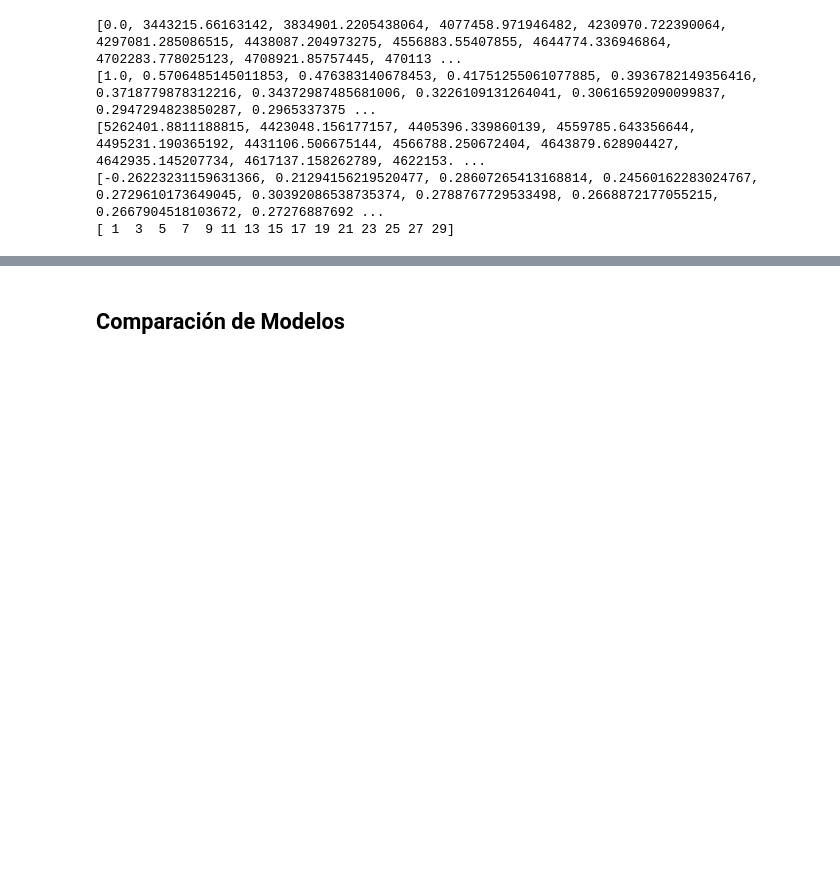
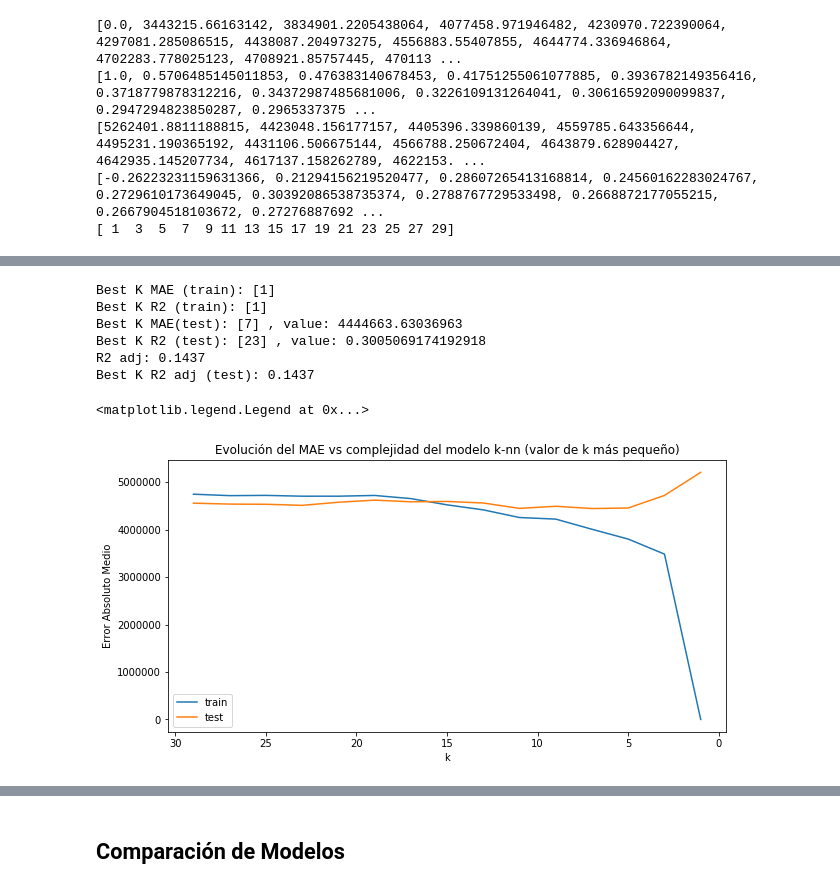
Before and after one commit to JuanImbachi/DataAnalytics_FinalProject, a Jupyter notebook: Carvajal_Imbachí_ProyectoFinal_AnalíticaDeDatos.ipynb, the cells around one changed output, grey strips where cells are left out. Saved outputs shown, nothing was run; the diff lists cells and outputs as text; code cells hidden in the pictures; blank space fills up the shorter version.

```diff
--- a/Carvajal_Imbachí_ProyectoFinal_AnalíticaDeDatos.ipynb
+++ b/Carvajal_Imbachí_ProyectoFinal_AnalíticaDeDatos.ipynb
@@ -1339,0 +1377,24 @@ array([[25686667.],
+# %%
+mae_train_vec=[]
+mae_test_vec=[]
+r2_train_vec=[]
+r2_test_vec=[]
+y_pred_test_vec=[]
+y_pred_train_vec=[]
+
+for k in k_vec:
+    knn = KNeighborsRegressor(n_neighbors=k)
+    knn.fit(x_train_filtered, y_train)
+    y_pred = knn.predict(x_train_filtered)
+    y_pred_train_vec.append(y_pred)
+    mae_train_vec.append(mean_absolute_error(y_train, y_pred))
+    r2_train_vec.append(r2_score(y_train, y_pred))
+    y_pred = knn.predict(x_test_filtered)
+    y_pred_test_vec.append(y_pred)
+    mae_test_vec.append(mean_absolute_error(y_test, y_pred))
+    r2_test_vec.append(r2_score(y_test, y_pred))
+print(mae_train_vec)
+print(r2_train_vec)
+print(mae_test_vec)
+print(r2_test_vec)
+print(k_vec)
@@ -1339,0 +1407,36 @@ array([[25686667.],
+# %%
+mae_train_best = k_vec[np.where(mae_train_vec == np.amin(mae_train_vec))[0]]
+r2_train_best = k_vec[np.where(r2_train_vec == np.amax(r2_train_vec))[0]]
+mae_test_best = k_vec[np.where(mae_test_vec == np.amin(mae_test_vec))[0]]
+r2_test_best = k_vec[np.where(r2_test_vec == np.amax(r2_test_vec))[0]]
+print("Best K MAE (train):",mae_train_best)
+print("Best K R2 (train):",r2_train_best)
+print("Best K MAE(test):",mae_test_best,", value:",np.amin(mae_test_vec))
+print("Best K R2 (test):",r2_test_best,", value:",np.amax(r2_test_vec))
+
+best_k_y_pred = y_pred_test_vec[(np.where(r2_test_vec == np.amax(r2_test_vec))[0])[0]]
+
+r2_aj = 1 - (1-r2_score(y_test, best_k_y_pred))*(len(y_test)-1) / (len(y_test) - x_test.shape[1] - 1)
+print('R2 adj: %.4f' %r2_aj)
+print('Best K R2 adj (test): %.4f'%r2_aj)
+# %% [output]
+Best K MAE (train): [1]
+Best K R2 (train): [1]
+Best K MAE(test): [7] , value: 4444663.63036963
+Best K R2 (test): [23] , value: 0.3005069174192918
+R2 adj: 0.1437
+Best K R2 adj (test): 0.1437
+# %%
+plt.figure(figsize=(10,5))
+ax = plt.gca() # get current axis
+plt.plot(k_vec, mae_train_vec)
+plt.plot(k_vec, mae_test_vec)
+ax.set_xlim(ax.get_xlim()[::-1])  # reverse axis
+plt.axis('tight')
+plt.xlabel('k')
+plt.ylabel('Error Absoluto Medio')
+plt.title('Evolución del MAE vs complejidad del modelo k-nn (valor de k más pequeño)')
+plt.legend(['train', 'test'])
+# %% [output]
+<matplotlib.legend.Legend at 0x...>
+[figure, added]
```
Also changed, not shown: parts of 15 cells of this notebook.
